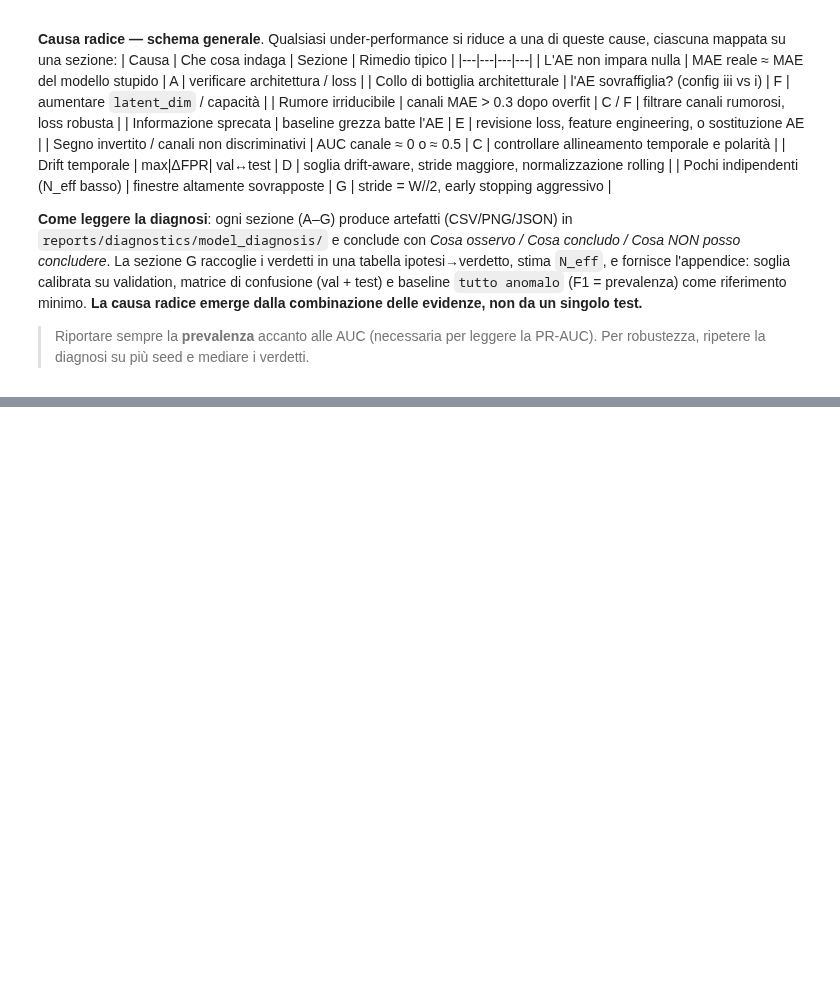
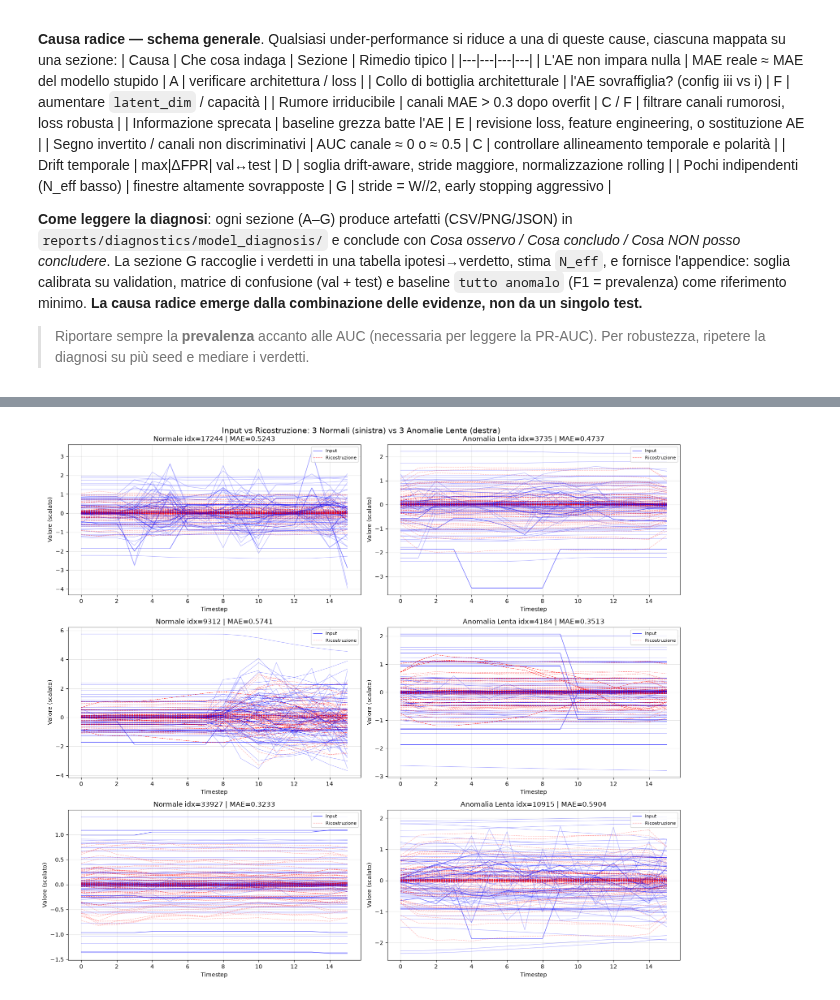
Before and after one commit to s349534/AM01-Detection-of-Anomalous-Behaviour-in-Industrial-Robot, a Jupyter notebook: notebooks/04_model_diagnosis.ipynb, the cells around one changed output, grey strips where cells are left out. Drawn from its saved outputs; the diff is of its cells as text; code cells hidden in the pictures; blank space fills up the shorter version.

```diff
--- a/notebooks/04_model_diagnosis.ipynb
+++ b/notebooks/04_model_diagnosis.ipynb
@@ -1710,0 +2965,95 @@ Questo notebook offre un flusso di lavoro **read-only e riproducibile** (seed =
+# %%
+"""Analisi 5: Visualizzazione Input vs Ricostruzione (3 normali + 3 anomalie lente)
+
+Per ogni finestra selezionata, plottiamo input e ricostruzione sovrapposti per tutti i canali numerici.
+Questo permette di vedere visivamente se il decoder ricostruisce fedelmente le anomalie lente.
+"""
+import matplotlib.pyplot as plt
+import numpy as np
+import torch
+
+set_seed(SEED)
+
+# --- Estrai dati test (non usati finora per calibrazione) ---
+# X_test_norm, X_test_anom gia' disponibili dalle celle precedenti
+# Se non esistono, li carichiamo
+try:
+    X_test_norm_np = X_test_norm.numpy()
+    X_test_anom_np = X_test_anom.numpy()
+except NameError:
+    # Estrai dai loader test
+    def extract_all_windows(loader):
+        windows = []
+        for batch in loader:
+            x = batch[0] if isinstance(batch, (list, tuple)) else batch
+            windows.append(x)
+        return torch.cat(windows, dim=0)
+    X_test_norm = extract_all_windows(test_normal_loader)
+    X_test_anom = extract_all_windows(test_anomaly_loader)
+    X_test_norm_np = X_test_norm.numpy()
+    X_test_anom_np = X_test_anom.numpy()
+
+# --- Predizioni modello su test set ---
+model.eval()
+with torch.no_grad():
+    X_test_norm_pred = model(X_test_norm.to(DEVICE)).cpu().numpy()
+    X_test_anom_pred = model(X_test_anom.to(DEVICE)).cpu().numpy()
+
+# --- Seleziona 3 finestre per classe (indici fissi per riproducibilita') ---
+np.random.seed(SEED)
+idx_norm = np.random.choice(len(X_test_norm_np), 3, replace=False)
+idx_anom = np.random.choice(len(X_test_anom_np), 3, replace=False)
+
+print(f"Indici normali selezionati: {idx_norm}")
+print(f"Indici anomalie selezionati: {idx_anom}")
+
+# Solo canali numerici (primi 77)
+n_numeric = scaler.n_features_in_
+
+# --- Plot: una figura per finestra, tutti i canali sovrapposti ---
+fig, axes = plt.subplots(3, 2, figsize=(16, 14))
+fig.suptitle('Input vs Ricostruzione: 3 Normali (sinistra) vs 3 Anomalie Lente (destra)', fontsize=14)
+
+for row in range(3):
+    # Normale
+    idx_n = idx_norm[row]
+    x_n = X_test_norm_np[idx_n, :, :n_numeric]  # (W, D_num)
+    x_n_pred = X_test_norm_pred[idx_n, :, :n_numeric]
+
+    ax_n = axes[row, 0]
+    for ch in range(n_numeric):
+        alpha = 0.3 if ch > 10 else 0.7  # evidenzia primi canali
+        ax_n.plot(x_n[:, ch], 'b-', alpha=alpha, linewidth=0.8)
+        ax_n.plot(x_n_pred[:, ch], 'r--', alpha=alpha, linewidth=0.8)
+    ax_n.set_title(f'Normale idx={idx_n} | MAE={np.mean(np.abs(x_n - x_n_pred)):.4f}')
+    ax_n.set_xlabel('Timestep')
+    ax_n.set_ylabel('Valore (scalato)')
+    ax_n.legend(['Input', 'Ricostruzione'], loc='upper right', fontsize=8)
+    ax_n.grid(True, alpha=0.3)
+
+    # Anomalia lenta
+    idx_a = idx_anom[row]
+    x_a = X_test_anom_np[idx_a, :, :n_numeric]
+    x_a_pred = X_test_anom_pred[idx_a, :, :n_numeric]
+
+    ax_a = axes[row, 1]
+    for ch in range(n_numeric):
+        alpha = 0.3 if ch > 10 else 0.7
+        ax_a.plot(x_a[:, ch], 'b-', alpha=alpha, linewidth=0.8)
+        ax_a.plot(x_a_pred[:, ch], 'r--', alpha=alpha, linewidth=0.8)
+    ax_a.set_title(f'Anomalia Lenta idx={idx_a} | MAE={np.mean(np.abs(x_a - x_a_pred)):.4f}')
+    ax_a.set_xlabel('Timestep')
+    ax_a.set_ylabel('Valore (scalato)')
+    ax_a.legend(['Input', 'Ricostruzione'], loc='upper right', fontsize=8)
+    ax_a.grid(True, alpha=0.3)
+
+plt.tight_layout()
+plt.show()
+
+# --- MAE medio per confronto rapido ---
+mae_norm_sel = np.mean(np.abs(X_test_norm_np[idx_norm, :, :n_numeric] - X_test_norm_pred[idx_norm, :, :n_numeric]), axis=(1,2))
+mae_anom_sel = np.mean(np.abs(X_test_anom_np[idx_anom, :, :n_numeric] - X_test_anom_pred[idx_anom, :, :n_numeric]), axis=(1,2))
+print(f"MAE finestre normali selezionate: {mae_norm_sel}")
+print(f"MAE finestre anomalie selezionate: {mae_anom_sel}")
+print(f"Media normale: {mae_norm_sel.mean():.4f} | Media anomalia: {mae_anom_sel.mean():.4f}")
+# %% [output]
@@ -1710,0 +3062 @@ Questo notebook offre un flusso di lavoro **read-only e riproducibile** (seed =
+[figure, added]
```
Also changed, not shown: parts of 52 cells of this notebook, 2 other files.
